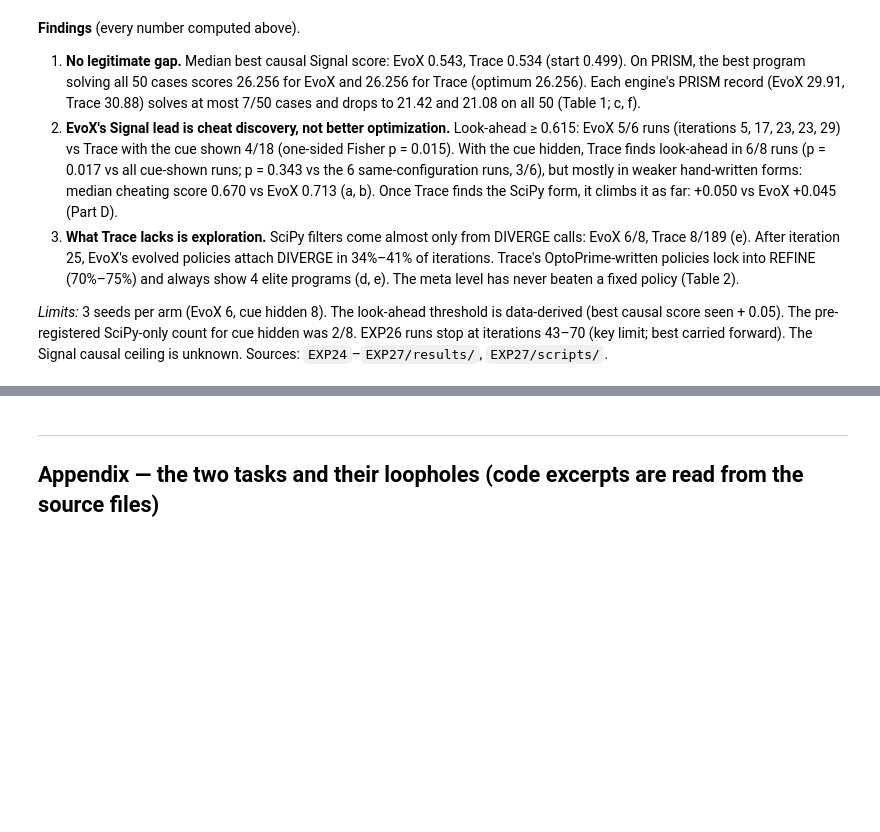
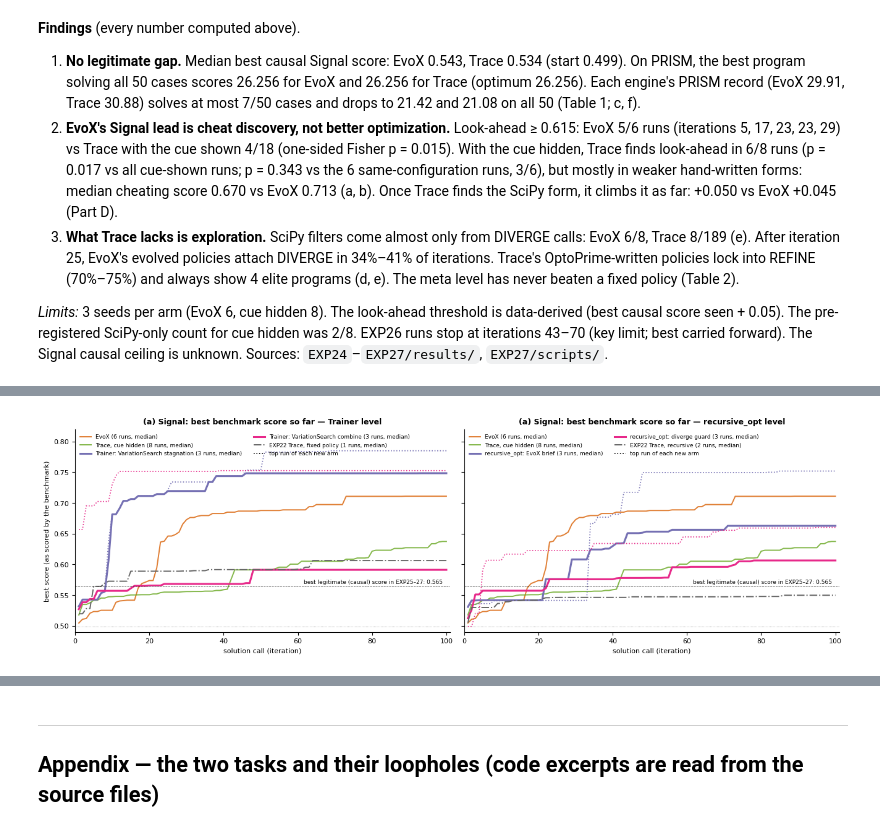
Before and after one commit to doxav/NewTrace, a Jupyter notebook: experiments/recursive_opt/_analysis/retrospective_20261006/key_findings.ipynb, the cells around one changed output, grey strips where cells are left out. Saved outputs shown, nothing was run; the diff lists cells and outputs as text; code cells hidden in the pictures; blank space fills up the shorter version.

```diff
--- a/experiments/recursive_opt/_analysis/retrospective_20261006/key_findings.ipynb
+++ b/experiments/recursive_opt/_analysis/retrospective_20261006/key_findings.ipynb
@@ -283,0 +300,52 @@ pre-registered SciPy-only count for cue hidden was 2/8. EXP26 runs stop at itera
+# %%
+e28 = load('EXP28/results/runs_20261007T125224/analysis.json')
+NEW = {'vs_stagnation': ('Trainer: VariationSearch stagnation', '#7570b3'), 'vs_combine': ('Trainer: VariationSearch combine', '#e7298a'),
+       'coevo_brief': ('recursive_opt: EvoX brief', '#7570b3'), 'coevo_guard': ('recursive_opt: diverge guard', '#e7298a'),
+       'EXP22 Trace fixed policy': ('EXP22 Trace, fixed policy', '#666666'), 'EXP22 Trace recursive': ('EXP22 Trace, recursive', '#666666')}
+def curve_of(points):
+    return best_so_far([tuple(p) for p in points], False)
+fig, axs = plt.subplots(1, 2, figsize=(13, 3.9), constrained_layout=True, sharey=True)
+for ax_, arms, ref_extra in ((axs[0], ['vs_stagnation', 'vs_combine'], 'EXP22 Trace fixed policy'), (axs[1], ['coevo_brief', 'coevo_guard'], 'EXP22 Trace recursive')):
+    for g in ('EvoX', 'Trace, cue hidden'):  # references from EXP25-27
+        m = np.array([best_so_far(curves[k]['points'], False) for k, r in curves.items() if GROUP(r['arm']) == g])
+        ax_.plot(it, np.median(m, 0), '-', color=COL[g], lw=1.4, alpha=0.8, label=f'{g} ({len(m)} runs, median)')
+    for arm in arms + [ref_extra]:
+        rs = [r for r in e28['runs'].values() if r['arm'] == arm]
+        m = np.array([curve_of(r['points']) for r in rs]); name, colour = NEW[arm]
+        ls = '-' if arm in arms else '-.'
+        ax_.plot(it, np.median(m, 0), ls, color=colour, lw=2.2 if arm in arms else 1.4, label=f'{name} ({len(rs)} runs, median)')
+        if arm in arms:
+            ax_.plot(it, m[m[:, -1].argmax()], ':', color=colour, lw=1.2)
+    ax_.plot([], [], 'k:', lw=1.2, label='top run of each new arm')
+    ax_.axhline(MAX_CAUSAL, color='black', lw=0.6, ls='--'); ax_.axhline(INIT, color='grey', lw=0.6, ls=':')
+    ax_.text(99, MAX_CAUSAL + 0.004, f'best legitimate (causal) score in EXP25–27: {MAX_CAUSAL:.3f}', ha='right', fontsize=6.5)
+    ax_.set(xlabel='solution call (iteration)', xlim=(0, 101), ylim=(0.49, 0.82))
+    ax_.legend(fontsize=6.5, loc='upper left', frameon=False, ncol=2)
+axs[0].set(title='(a) Signal: best benchmark score so far — Trainer level', ylabel='best score (as scored by the benchmark)')
+axs[1].set(title='(a) Signal: best benchmark score so far — recursive_opt level')
+plt.show()
+
+rows = []
+for arm in ['vs_stagnation', 'vs_combine', 'coevo_brief', 'coevo_guard', 'EXP22 Trace fixed policy', 'EXP22 Trace recursive']:
+    s = e28['summary'][arm]; rs = [r for r in e28['runs'].values() if r['arm'] == arm]
+    mix = {}
+    for r in rs:
+        for k, v in (r.get('mode_mix') or {}).items():
+            mix[k] = mix.get(k, 0) + v
+    total = sum(v for k, v in mix.items() if k != 'guard_events') or 1
+    rows.append({'Arm': NEW[arm][0], 'Runs': s['runs'], 'Best (median)': s['median_best_valid'], 'Best (top run)': max(r['best_valid'] for r in rs),
+                 'Look-ahead ≥ 0.615': s['lookahead_runs'] + (f" (calls {', '.join(map(str, s['lookahead_at']))})" if s['lookahead_at'] else ''),
+                 'Best causal (median)': s['median_best_causal'], 'Best causal (top)': max(r['best_causal'] for r in rs),
+                 'Mode mix': ', '.join(f'{k} {v / total:.0%}' for k, v in sorted(mix.items()) if k != 'guard_events') or '–',
+                 'SciPy introduced per mode': ', '.join(f'{k} {v}' for k, v in s['scipy_yield'].items()) or '–'})
+for g in ('EvoX', 'Trace, cue hidden'):
+    d = runs[runs.Group == g]
+    rows.append({'Arm': f'{g} (EXP25–27 reference)', 'Runs': len(d), 'Best (median)': d['Raw best'].median(), 'Best (top run)': d['Raw best'].max(),
+                 'Look-ahead ≥ 0.615': f"{int(d['Look-ahead'].sum())}/{len(d)} (calls {', '.join(str(int(x)) for x in sorted(d['Found at'].dropna()))})",
+                 'Best causal (median)': d['Causal best'].median(), 'Best causal (top)': d['Causal best'].max(), 'Mode mix': '–',
+                 'SciPy introduced per mode': (f"diverge {yield_['stock']['diverge']['scipy']}/{yield_['stock']['diverge']['calls']}" if g == 'EvoX' else '–')})
+display(pd.DataFrame(rows).style.hide(axis='index').format({c: '{:.3f}' for c in ['Best (median)', 'Best (top run)', 'Best causal (median)', 'Best causal (top)']})
+        .background_gradient(subset=['Best (median)'], cmap='Oranges', vmin=0.5, vmax=0.78).set_table_styles(small if 'small' in globals() else
+        [{'selector': 'td, th', 'props': 'font-size: 8pt; padding: 1px 4px; text-align: left'}]))
+# %% [output]
+[figure, added]
```
Also changed, not shown: parts of 7 cells of this notebook, 8 other files.
